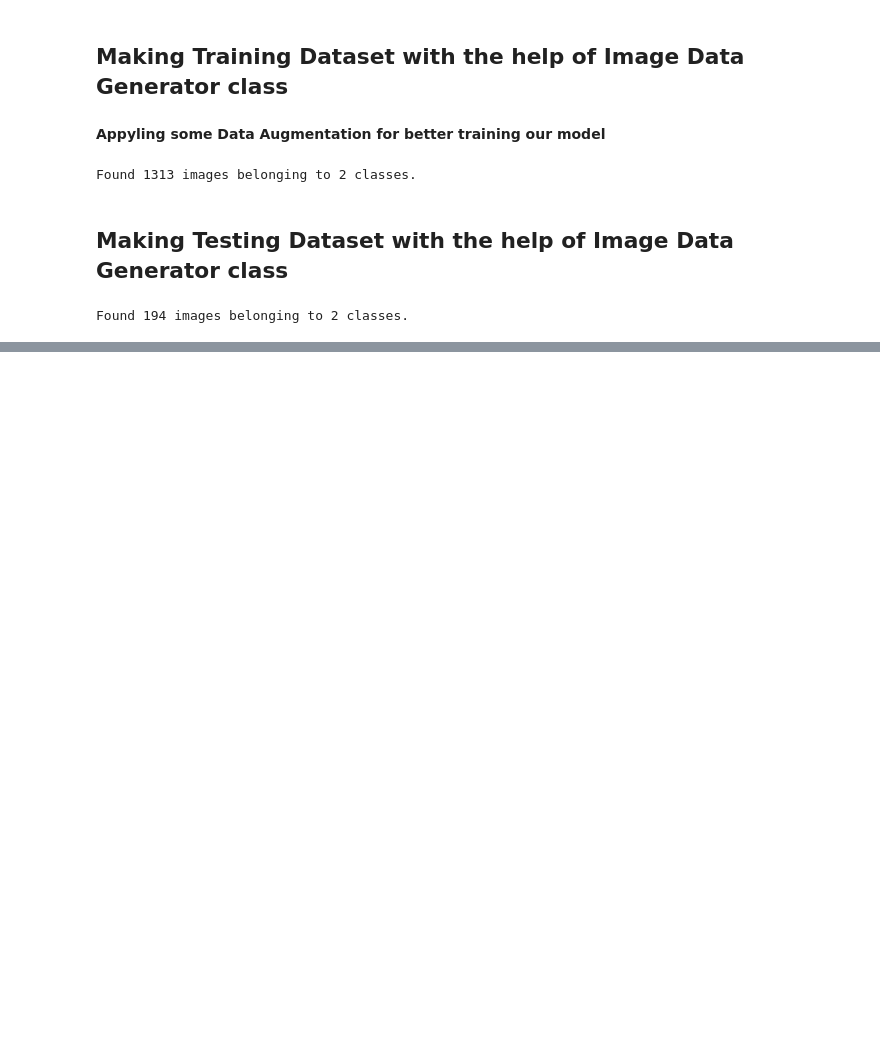
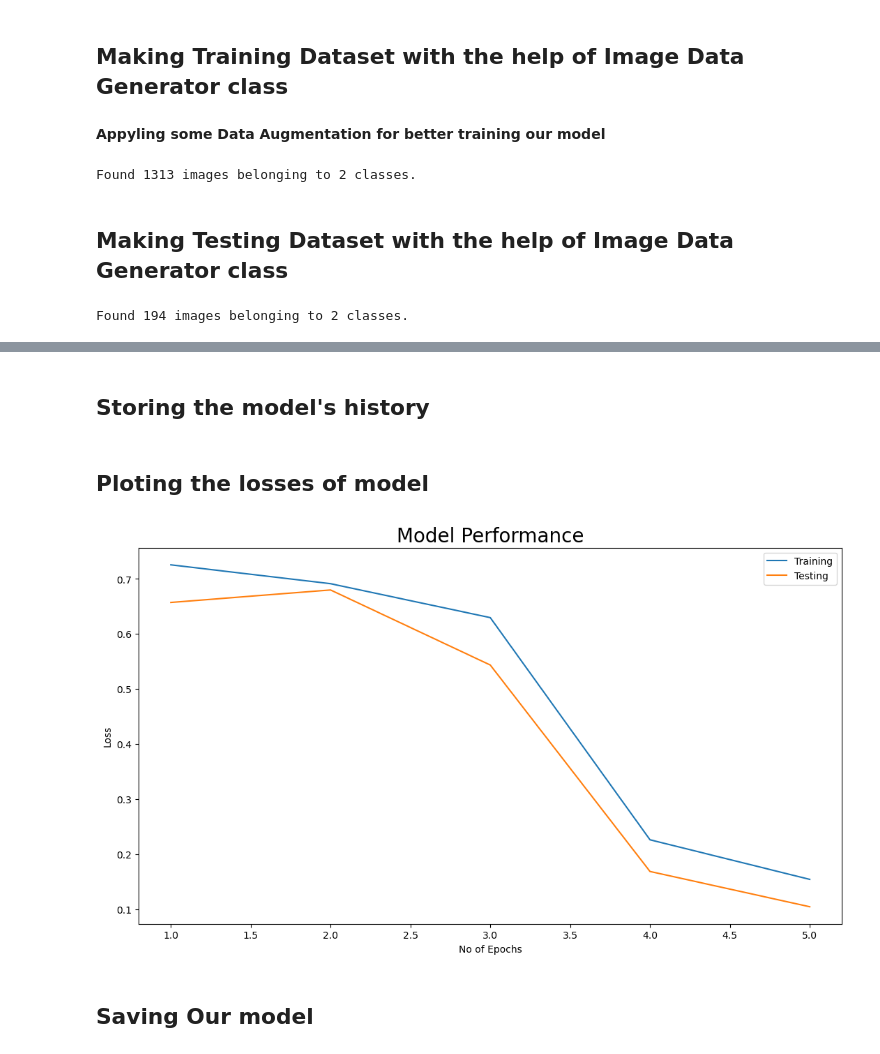
Before and after one commit to Anmol8057/Data-Science, a Jupyter notebook: Deep Learning/Face mask model.ipynb, the cells around one changed output, grey strips where cells are left out. Cells and saved outputs as stored; diff of their text form; code cells hidden in the pictures; blank space fills up the shorter version.

Commit message:
Making Face Mask Model

```diff
--- a/Deep Learning/Face mask model.ipynb
+++ b/Deep Learning/Face mask model.ipynb
@@ -33,0 +51,6 @@ Found 194 images belonging to 2 classes.
+# %%
+mask_model.add(tf.keras.layers.Dense(units=24,activation='relu'))
+mask_model.add(tf.keras.layers.Dense(units=24,activation='relu'))
+mask_model.add(tf.keras.layers.Dense(units=1,activation='sigmoid'))
+# %%
+mask_model.compile(optimizer='adam',loss='binary_crossentropy',metrics=['accuracy'])
@@ -33,0 +59,2 @@ Found 194 images belonging to 2 classes.
+# %%
+mask_model.fit(training,validation_data=testing,epochs=5)
@@ -33,0 +73,19 @@ Found 194 images belonging to 2 classes.
+# %% [markdown]
+## Storing the model's history
+# %%
+report = mask_model.history.history
+# %% [markdown]
+## Ploting the losses of model
+# %%
+plt.figure(figsize=(13,7))
+plt.plot(range(1,6),report['loss'],label='Training')
+plt.plot(range(1,6),report['val_loss'],label='Testing')
+plt.legend()
+plt.title('Model Performance',size=20)
+plt.xlabel('No of Epochs')
+plt.ylabel('Loss')
+plt.show()
+# %% [output]
+[figure, added]
+# %% [markdown]
+## Saving Our model
```
Also changed, not shown: parts of 9 cells of this notebook, 1 other file.
